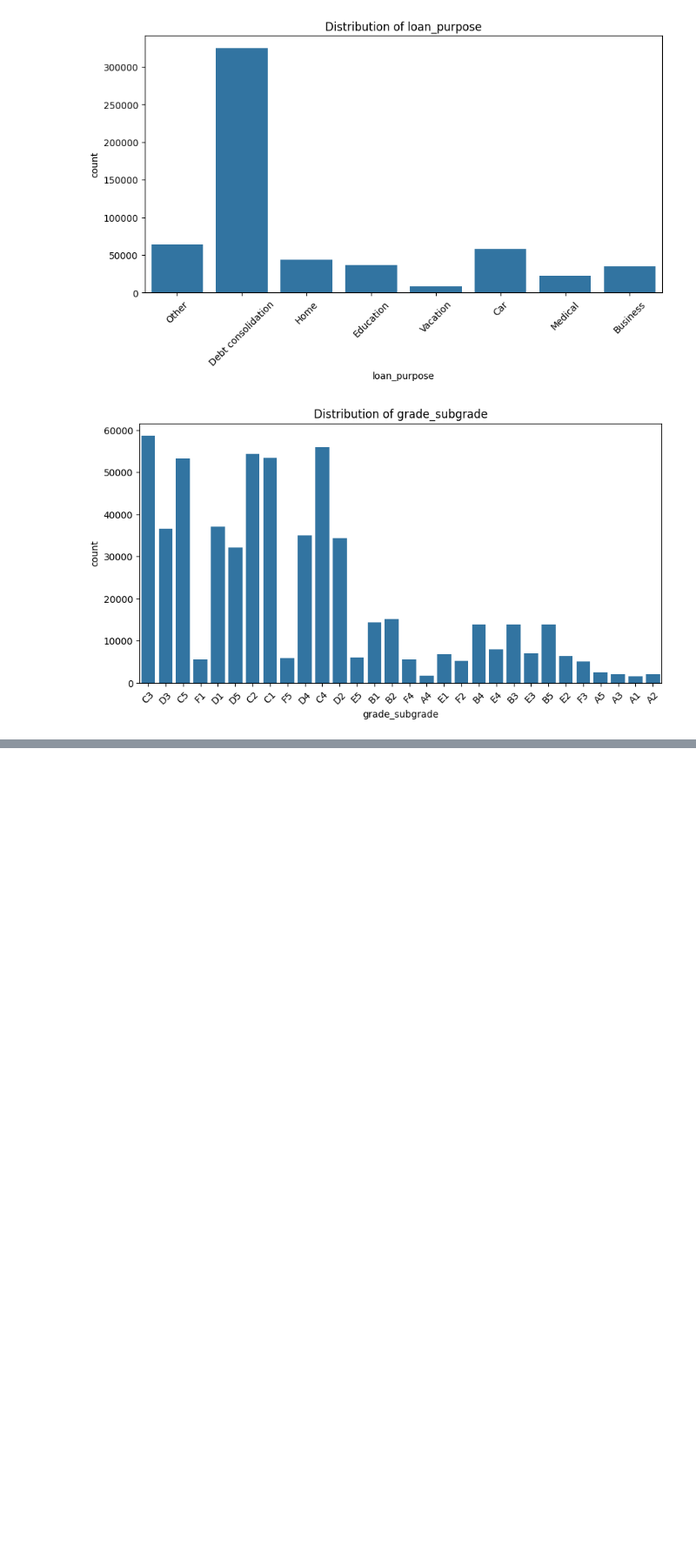
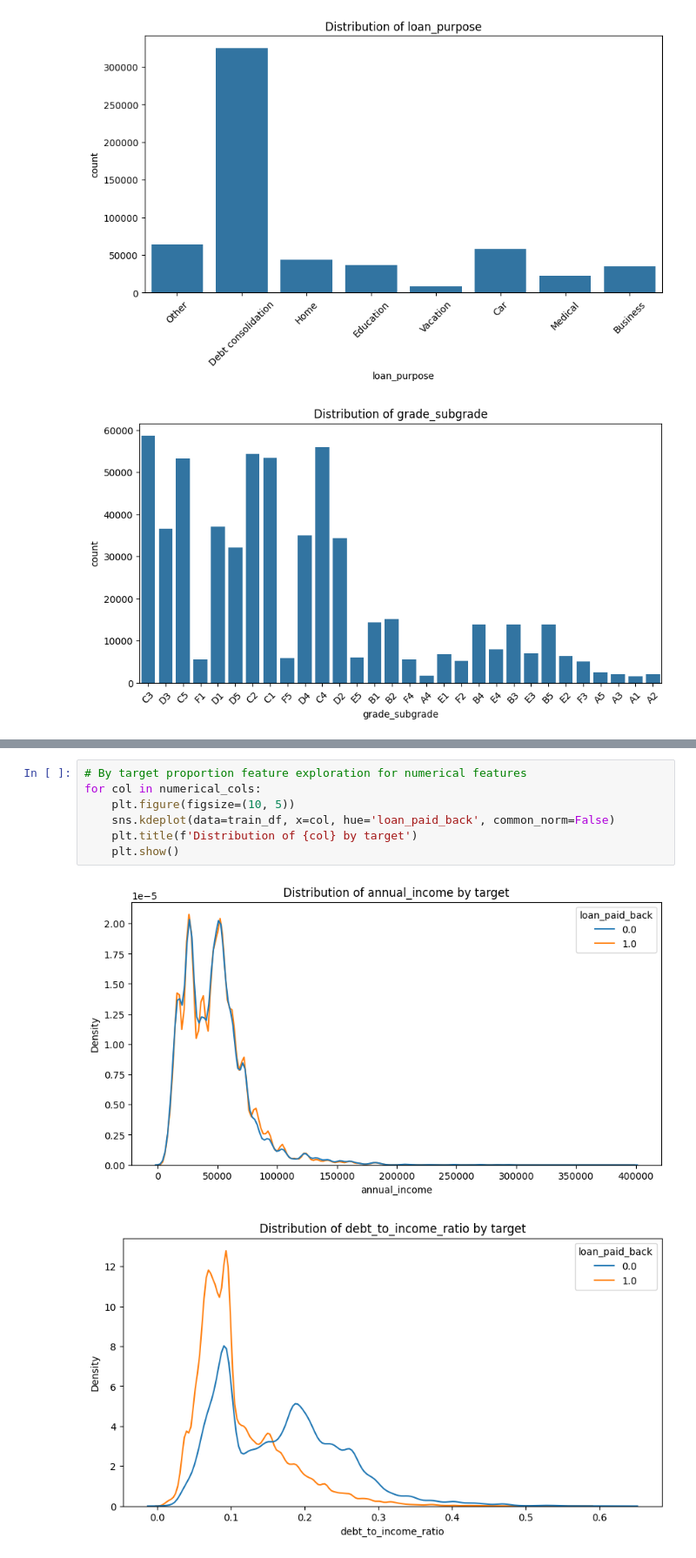
Before and after one commit to StevenRHL/Predicting-Loan-Payback-Competition, a Jupyter notebook: eda.ipynb, the cells around one changed output, grey strips where cells are left out. Shown at 87% size. Saved outputs shown, nothing was run; the diff lists cells and outputs as text; blank space fills up the shorter version.

```diff
--- a/eda.ipynb
+++ b/eda.ipynb
@@ -178,0 +232,10 @@ train_df[numerical_cols].describe()
+# %%
+# By target proportion feature exploration for numerical features
+for col in numerical_cols:
+    plt.figure(figsize=(10, 5))
+    sns.kdeplot(data=train_df, x=col, hue='loan_paid_back', common_norm=False)
+    plt.title(f'Distribution of {col} by target')
+    plt.show()
+# %% [output]
+[figure, added]
+[figure, added]
```
Also changed, not shown: parts of 10 cells of this notebook.
